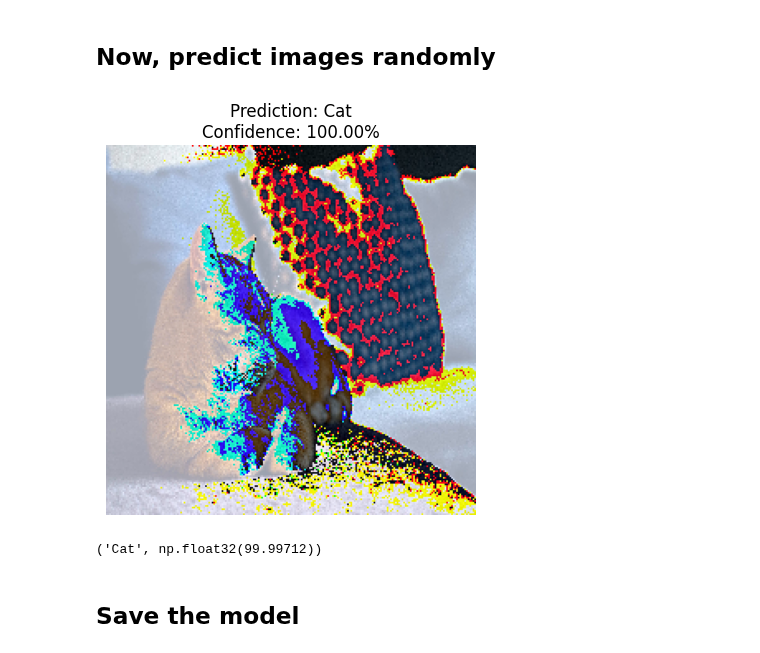
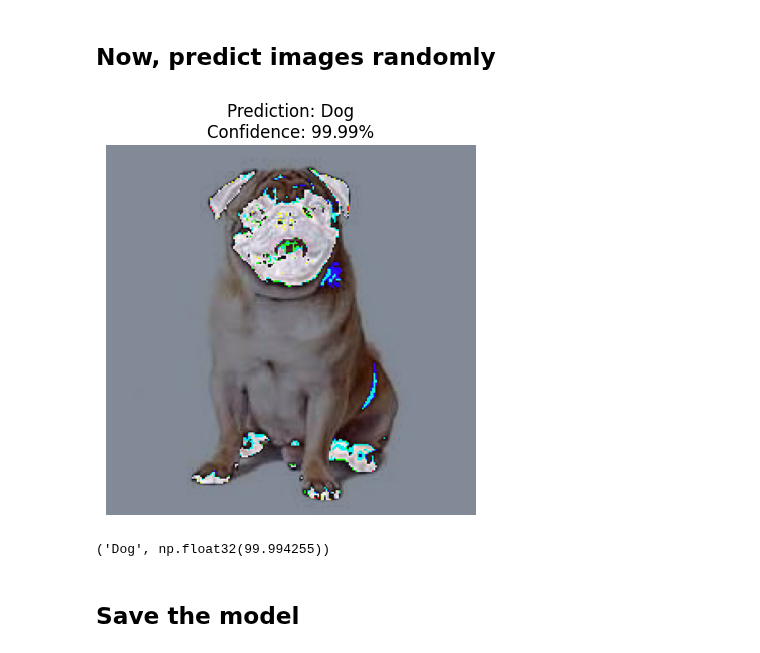
Before and after one commit to Om1346/Cat-Dog-Classifier-by-CNNs, a Jupyter notebook: Project_CNN.ipynb, the cells around one changed output. Cells and saved outputs as stored; diff of their text form; code cells hidden in the pictures.

```diff
--- a/Project_CNN.ipynb
+++ b/Project_CNN.ipynb
@@ -282,10 +305,10 @@ def predict_and_show(
 
     return pred_class, confidence
 # %%
-predict_and_show(model=model_renet50,image_path="D:\AI Bot Development\Phase 3 DeepLearning(in deep)\Tensorflow\cat-3059075.jpg",class_names=class_names,preprocess=res_preprocess)
+predict_and_show(model=model_renet50,image_path="D:\AI Bot Development\Phase 3 DeepLearning(in deep)\Tensorflow\dog4.jpg",class_names=class_names,preprocess=res_preprocess)
 # %% [output]
-[figure, old version]
+[figure, new version]
-('Cat', np.float32(99.99712))
+('Dog', np.float32(99.994255))
 # %% [markdown]
 ## Save the model
 # %%
```
Also changed, not shown: parts of 9 cells of this notebook.
